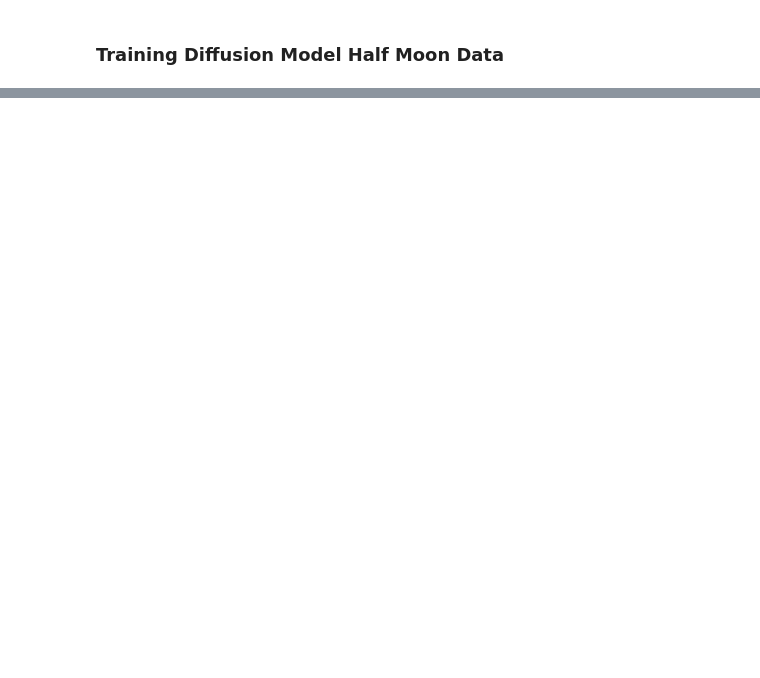
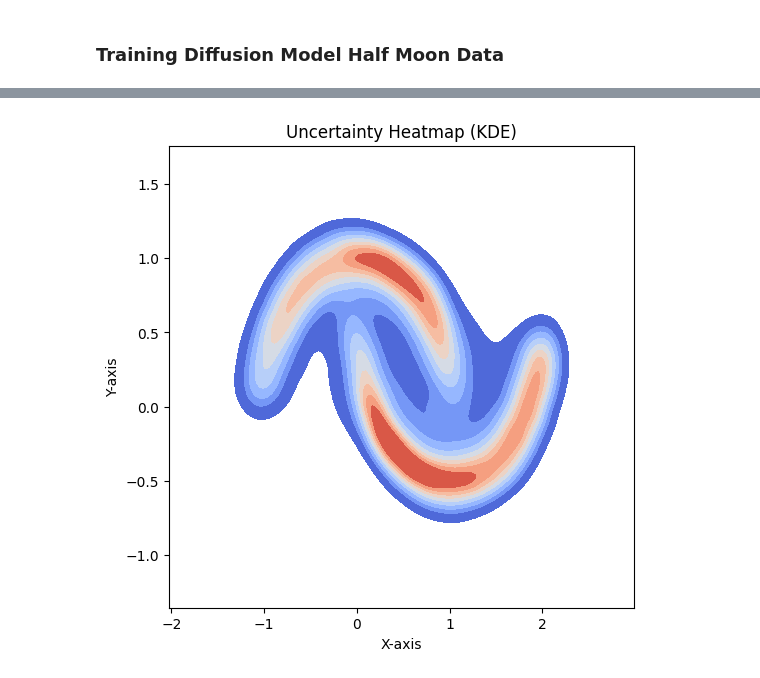
Before and after one commit to savitha-suresh/uncertainty-estimation, a Jupyter notebook: Chocka/Vanilla_Diffusion.ipynb, the cells around one changed output, grey strips where cells are left out. Cells and saved outputs as stored; diff of their text form; code cells hidden in the pictures; blank space fills up the shorter version.

```diff
--- a/Chocka/Vanilla_Diffusion.ipynb
+++ b/Chocka/Vanilla_Diffusion.ipynb
@@ -326,0 +360,17 @@ plt.show()
+# %%
+import seaborn as sns
+
+plt.figure(figsize=(6, 6))
+
+all_x = samples_halfmoon[:, :, 0].flatten()
+all_y = samples_halfmoon[:, :, 1].flatten()
+
+
+sns.kdeplot(x=all_x, y=all_y, cmap="coolwarm", fill=True)
+
+plt.title("Uncertainty Heatmap (KDE)")
+plt.xlabel("X-axis")
+plt.ylabel("Y-axis")
+plt.show()
+# %% [output]
+[figure, added]
```
Also changed, not shown: parts of 16 cells of this notebook, 3 other files.
